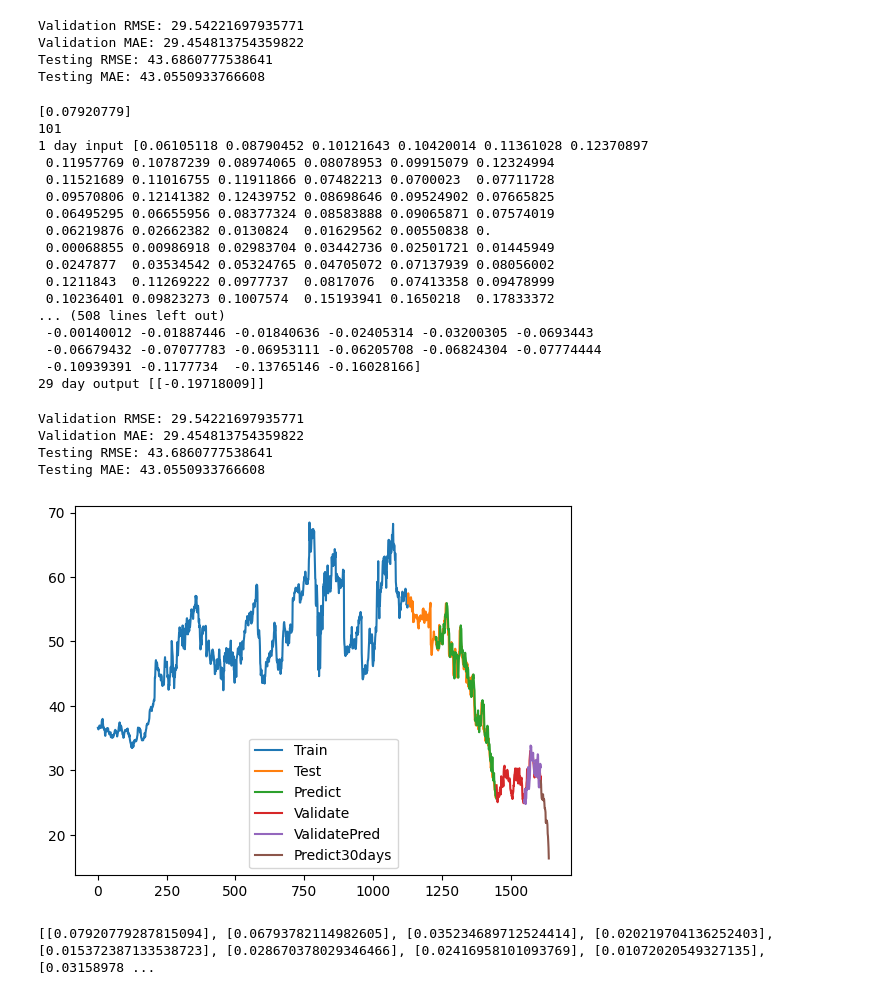
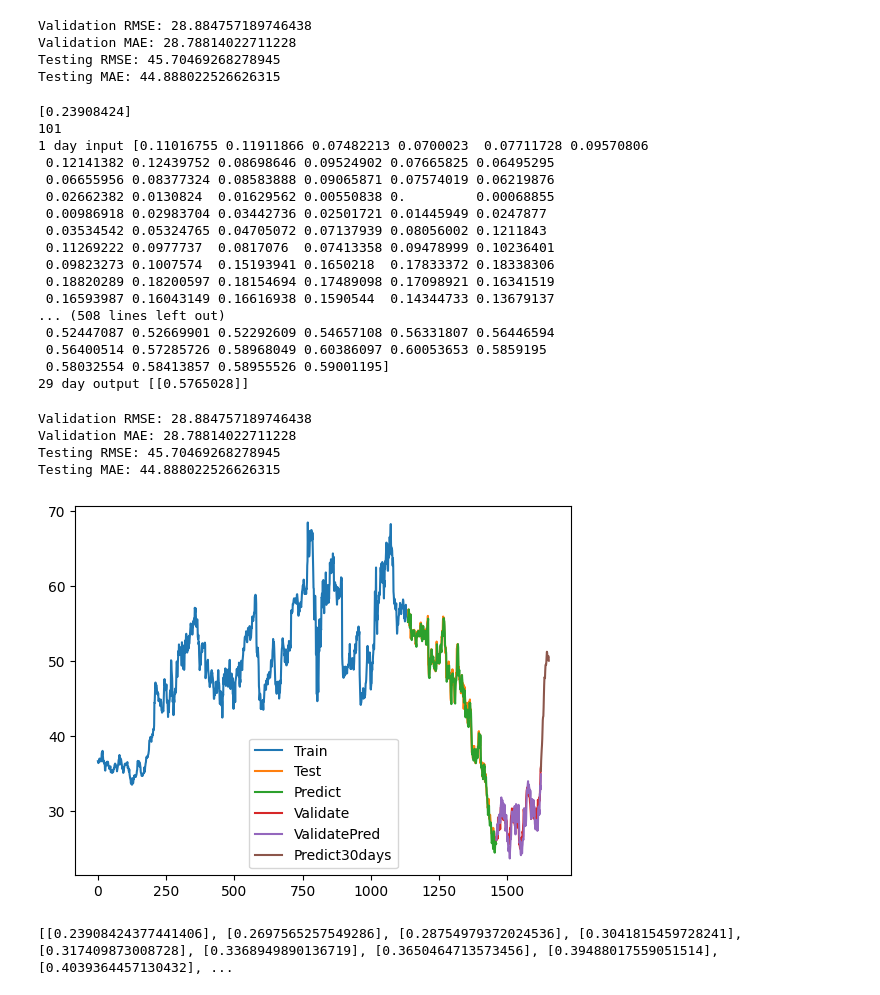
Before and after one commit to dangnghiepcuong/IS403.N21.HTTT_Nhom2, a Jupyter notebook: 2. RNN/RNN_INTC_7-2-1.ipynb, the cells around one changed output. Drawn from its saved outputs; the diff is of its cells as text; code cells hidden in the pictures.

```diff
--- a/2. RNN/RNN_INTC_7-2-1.ipynb
+++ b/2. RNN/RNN_INTC_7-2-1.ipynb
@@ -32,18 +32,28 @@ import numpy
 # convert an array of values into a dataset matrix
 def create_dataset(dataset, time_step=1):
 	dataX, dataY = [], []
-	for i in range(len(dataset)-time_step-1):
+	for i in range(len(dataset)-time_step):
 		a = dataset[i:(i+time_step), 0]   ###i=0, X=0,1,2,3-----99   Y=100
 		dataX.append(a)
 		dataY.append(dataset[i + time_step, 0])
 	return numpy.array(dataX), numpy.array(dataY)
 # %%
 #6. Reshape into X=t,t+1,t+2..t+99 and Y=t+100
+time_step = 100
+X, y = create_dataset(df1, time_step)
 
-time_step = 100
-X_train, y_train = create_dataset(train_data, time_step)
-X_val, yval = create_dataset(val_data, time_step)
-X_test, ytest = create_dataset(test_data, time_step)
+X_train = X[:train_size-100]
+X_test = X[train_size-100:train_size-100+test_size]
+X_val = X[train_size-100+test_size:]
+
+y_train = y[:train_size-100]
+ytest = y[train_size-100:train_size-100+test_size]
+yval = y[train_size+test_size-100:]
+
+# time_step = 100
+# X_train, y_train = create_dataset(train_data, time_step)
+# X_val, yval = create_dataset(val_data, time_step)
+# X_test, ytest = create_dataset(test_data, time_step)
 # %%
 # 7. Reshape input to be [samples, time steps, features] which is required for LSTM
 X_train =X_train.reshape(X_train.shape[0],X_train.shape[1] , 1)
@@ -106,10 +116,10 @@ print('Validation MAE:', valid_mae)
 print('Testing RMSE:', test_rmse)
 print('Testing MAE:', test_mae)
 # %% [output]
-Validation RMSE: 29.54221697935771
-Validation MAE: 29.454813754359822
-Testing RMSE: 43.6860777538641
-Testing MAE: 43.0550933766608
+Validation RMSE: 28.884757189746438
+Validation MAE: 28.78814022711228
+Testing RMSE: 45.70469268278945
+Testing MAE: 44.888022526626315
 # %%
 # 13. Dự báo 30 ngày tiếp theo
 n_steps=time_step
@@ -149,55 +159,55 @@ while(i<30):
         lst_output.extend(yhat.tolist())
         i=i+1
 # %% [output]
-[0.07920779]
+[0.23908424]
 101
-1 day input [0.06105118 0.08790452 0.10121643 0.10420014 0.11361028 0.12370897
- 0.11957769 0.10787239 0.08974065 0.08078953 0.09915079 0.12324994
- 0.11521689 0.11016755 0.11911866 0.07482213 0.0700023  0.07711728
- 0.09570806 0.12141382 0.12439752 0.08698646 0.09524902 0.07665825
- 0.06495295 0.06655956 0.08377324 0.08583888 0.09065871 0.07574019
- 0.06219876 0.02662382 0.0130824  0.01629562 0.00550838 0.
- 0.00068855 0.00986918 0.02983704 0.03442736 0.02501721 0.01445949
- 0.0247877  0.03534542 0.05324765 0.04705072 0.07137939 0.08056002
- 0.1211843  0.11269222 0.0977737  0.0817076  0.07413358 0.09478999
- 0.10236401 0.09823273 0.1007574  0.15193941 0.1650218  0.17833372
+1 day input [0.11016755 0.11911866 0.07482213 0.0700023  0.07711728 0.09570806
+ 0.12141382 0.12439752 0.08698646 0.09524902 0.07665825 0.06495295
+ 0.06655956 0.08377324 0.08583888 0.09065871 0.07574019 0.06219876
+ 0.02662382 0.0130824  0.01629562 0.00550838 0.         0.00068855
+ 0.00986918 0.02983704 0.03442736 0.02501721 0.01445949 0.0247877
+ 0.03534542 0.05324765 0.04705072 0.07137939 0.08056002 0.1211843
+ 0.11269222 0.0977737  0.0817076  0.07413358 0.09478999 0.10236401
+ 0.09823273 0.1007574  0.15193941 0.1650218  0.17833372 0.18338306
+ 0.18820289 0.18200597 0.18154694 0.17489098 0.17098921 0.16341519
+ 0.16593987 0.16043149 0.16616938 0.1590544  0.14344733 0.13679137
 ... (508 lines left out)
- -0.00140012 -0.01887446 -0.01840636 -0.02405314 -0.03200305 -0.0693443
- -0.06679432 -0.07077783 -0.06953111 -0.06205708 -0.06824304 -0.07774444
- -0.10939391 -0.1177734  -0.13765146 -0.16028166]
-29 day output [[-0.19718009]]
+ 0.52447087 0.52669901 0.52292609 0.54657108 0.56331807 0.56446594
+ 0.56400514 0.57285726 0.58968049 0.60386097 0.60053653 0.5859195
+ 0.58032554 0.58413857 0.58955526 0.59001195]
+29 day output [[0.5765028]]
 # %%
 # 14.Vẽ hình
 print('Validation RMSE:', valid_rmse)
 print('Validation MAE:', valid_mae)
 
 print('Testing RMSE:', test_rmse)
 print('Testing MAE:', test_mae)
 train_data_index = pd.RangeIndex(start=0, stop=train_size, step=1)
 plt.plot(scaler.inverse_transform(train_data))
 
 test_data_index = pd.RangeIndex(start=train_size, stop=train_size+test_size, step=1)
 plt.plot(test_data_index,scaler.inverse_transform(test_data))
 
-test_data_index = pd.RangeIndex(start=train_size+n_steps+1, stop=train_size+test_size, step=1)
+test_data_index = pd.RangeIndex(start=train_size, stop=train_size+test_size, step=1)
 plt.plot(test_data_index,(y_pred))
 
 val_data_index = pd.RangeIndex(start=train_size+test_size, stop=train_size+test_size+val_size, step=1)
 plt.plot(val_data_index,scaler.inverse_transform(val_data))
 
-val_data_index = pd.RangeIndex(start=train_size+test_size+n_steps+1, stop=train_size+test_size+val_size, step=1)
+val_data_index = pd.RangeIndex(start=train_size+test_size, stop=train_size+test_size+val_size, step=1)
 plt.plot(val_data_index,y_pred_val)
 
 prediect_data_index = pd.RangeIndex(start=len(df1)-1, stop=len(df1)+29, step=1)
 plt.plot(prediect_data_index,scaler.inverse_transform(lst_output))
 
 plt.legend(['Train','Test','Predict','Validate','ValidatePred','Predict30days'])
 plt.show()
 print(lst_output)
 # %% [output]
-Validation RMSE: 29.54221697935771
-Validation MAE: 29.454813754359822
-Testing RMSE: 43.6860777538641
-Testing MAE: 43.0550933766608
+Validation RMSE: 28.884757189746438
+Validation MAE: 28.78814022711228
+Testing RMSE: 45.70469268278945
+Testing MAE: 44.888022526626315
-[figure, old version]
+[figure, new version]
-[[0.07920779287815094], [0.06793782114982605], [0.035234689712524414], [0.020219704136252403], [0.015372387133538723], [0.028670378029346466], [0.02416958101093769], [0.01072020549327135], [0.03158978 ...
+[[0.23908424377441406], [0.2697565257549286], [0.28754979372024536], [0.3041815459728241], [0.317409873008728], [0.3368949890136719], [0.3650464713573456], [0.39488017559051514], [0.4039364457130432], ...
```
Also changed, not shown: parts of 4 cells of this notebook, 13 other files.
